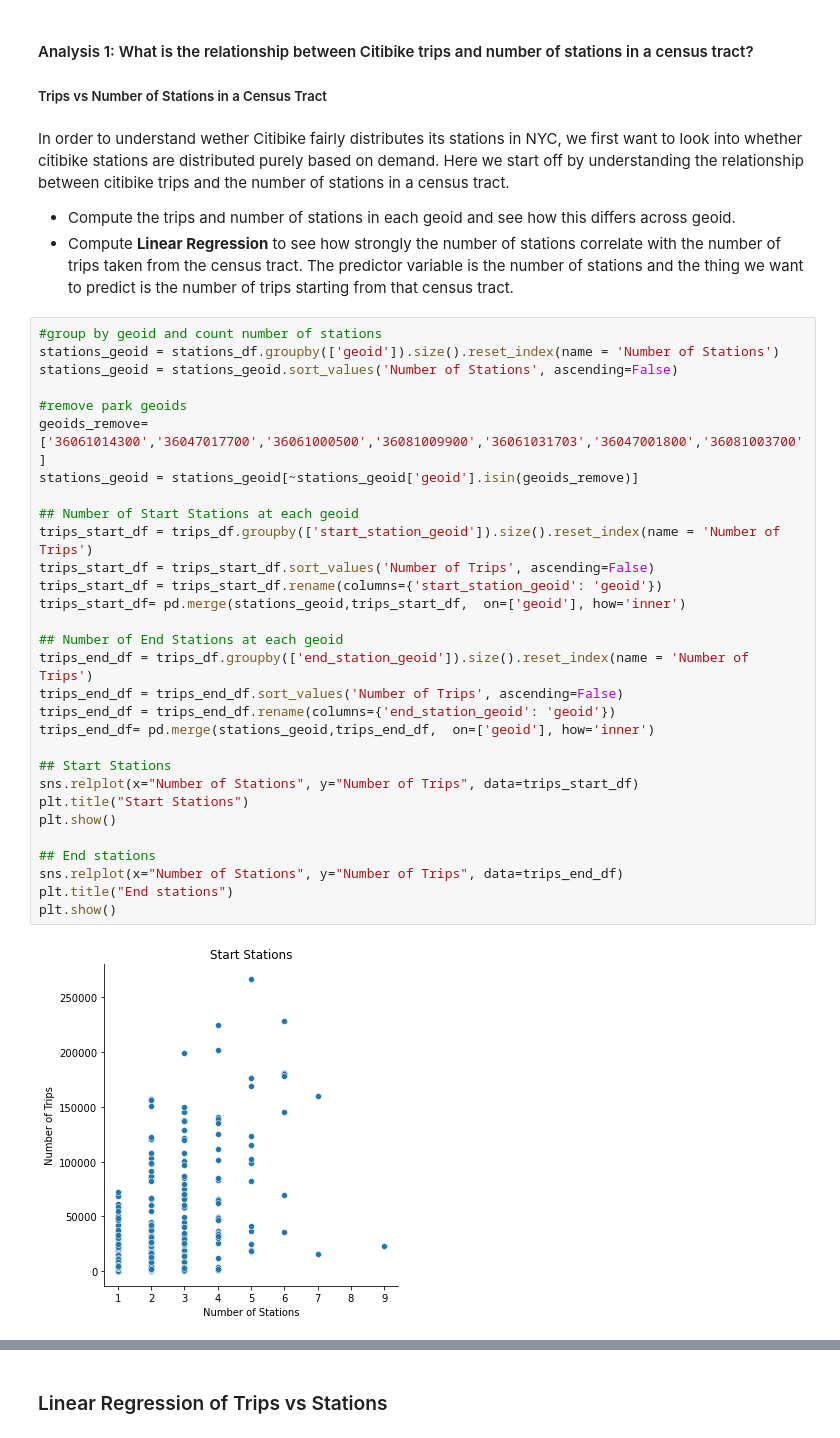
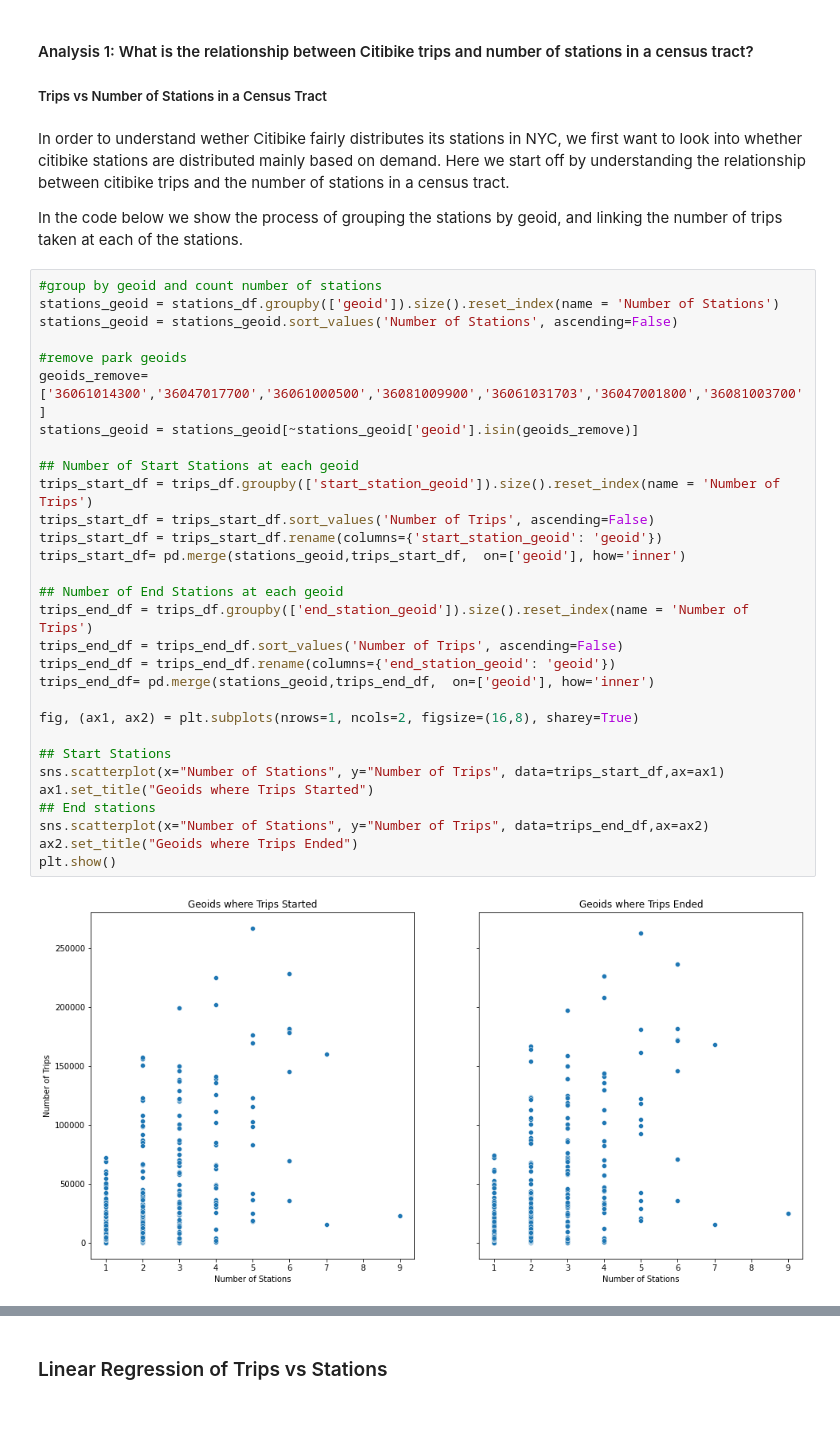
Before and after one commit to shljessie/INFO-2950, a Jupyter notebook: project_phase_submissions/final.ipynb, the cells around one changed output, grey strips where cells are left out. Drawn from its saved outputs; the diff is of its cells as text.

```diff
--- a/project_phase_submissions/final.ipynb
+++ b/project_phase_submissions/final.ipynb
@@ -304,39 +318,38 @@ To further our understanding of whether citibike is fairly distributing its stat
 
 ##### Trips vs Number of Stations in a Census Tract
 # %% [markdown]
-In order to understand wether Citibike fairly distributes its stations in NYC, we first want to look into whether citibike stations are distributed purely based on demand. Here we start off by understanding the relationship between citibike trips and the number of stations in a census tract.
+In order to understand wether Citibike fairly distributes its stations in NYC, we first want to look into whether citibike stations are distributed mainly based on demand. Here we start off by understanding the relationship between citibike trips and the number of stations in a census tract.
 
-- Compute the trips and number of stations in each geoid and see how this differs across geoid.
-- Compute **Linear Regression** to see how strongly the number of stations correlate with the number of trips taken from the census tract. The predictor variable is the number of stations and the thing we want to predict is the number of trips starting from that census tract.
+In the code below we show the process of grouping the stations by geoid, and linking the number of trips taken at each of the stations.
 # %%
 #group by geoid and count number of stations
 stations_geoid = stations_df.groupby(['geoid']).size().reset_index(name = 'Number of Stations')
 stations_geoid = stations_geoid.sort_values('Number of Stations', ascending=False)
 
 #remove park geoids
 geoids_remove=['36061014300','36047017700','36061000500','36081009900','36061031703','36047001800','36081003700']
 stations_geoid = stations_geoid[~stations_geoid['geoid'].isin(geoids_remove)]
 
 ## Number of Start Stations at each geoid
 trips_start_df = trips_df.groupby(['start_station_geoid']).size().reset_index(name = 'Number of Trips')
 trips_start_df = trips_start_df.sort_values('Number of Trips', ascending=False)
 trips_start_df = trips_start_df.rename(columns={'start_station_geoid': 'geoid'})
 trips_start_df= pd.merge(stations_geoid,trips_start_df,  on=['geoid'], how='inner')
 
 ## Number of End Stations at each geoid
 trips_end_df = trips_df.groupby(['end_station_geoid']).size().reset_index(name = 'Number of Trips')
 trips_end_df = trips_end_df.sort_values('Number of Trips', ascending=False)
 trips_end_df = trips_end_df.rename(columns={'end_station_geoid': 'geoid'})
 trips_end_df= pd.merge(stations_geoid,trips_end_df,  on=['geoid'], how='inner')
 
+fig, (ax1, ax2) = plt.subplots(nrows=1, ncols=2, figsize=(16,8), sharey=True)
+
 ## Start Stations
-sns.relplot(x="Number of Stations", y="Number of Trips", data=trips_start_df)
-plt.title("Start Stations")
+sns.scatterplot(x="Number of Stations", y="Number of Trips", data=trips_start_df,ax=ax1)
+ax1.set_title("Geoids where Trips Started")
+## End stations
+sns.scatterplot(x="Number of Stations", y="Number of Trips", data=trips_end_df,ax=ax2)
+ax2.set_title("Geoids where Trips Ended")
 plt.show()
-
-## End stations
-sns.relplot(x="Number of Stations", y="Number of Trips", data=trips_end_df)
-plt.title("End stations")
-plt.show()
 # %% [output]
-[figure, old version]
+[figure, new version]
```
Also changed, not shown: parts of 53 cells of this notebook, 1 other file.
